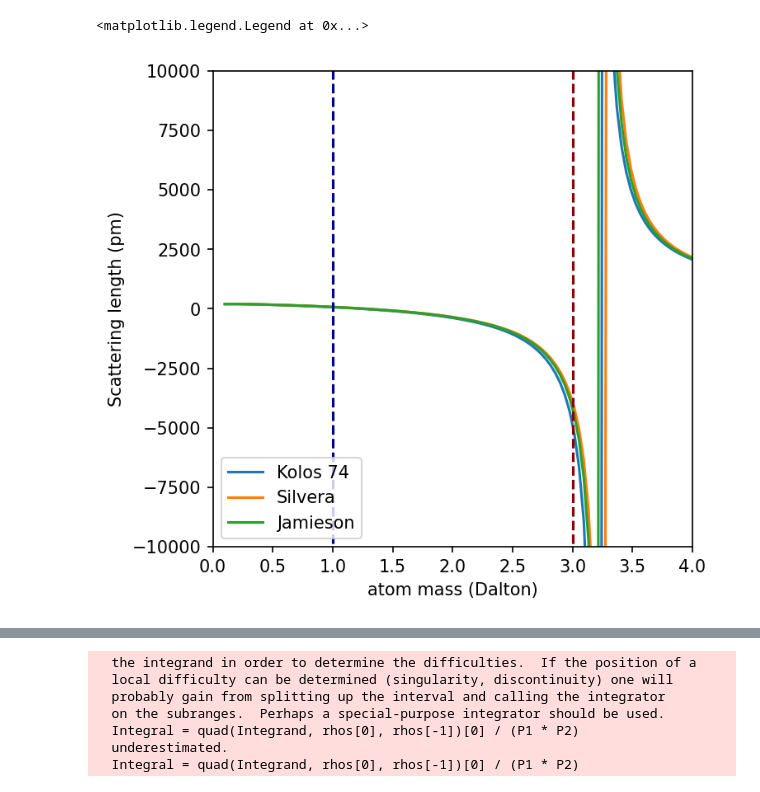
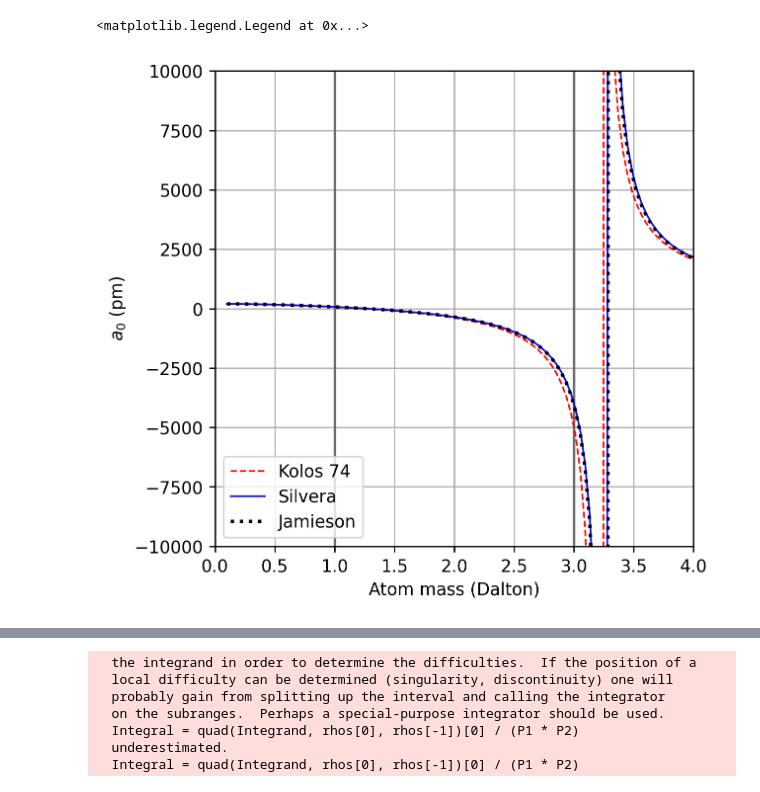
Before and after one commit to UTA-NURES/AtomicHScattering, a Jupyter notebook: examples/Potentials Comparison.ipynb, the cells around one changed output, grey strips where cells are left out. Drawn from its saved outputs; the diff is of its cells as text; code cells hidden in the pictures.

```diff
--- a/examples/Potentials Comparison.ipynb
+++ b/examples/Potentials Comparison.ipynb
@@ -19,21 +19,37 @@ pin      = 1e-4
 intlimit = 100 * constants.BohrInAng/constants.hcInEVAngstrom
 rhos = np.linspace(r0, intlimit, 100)
 # %%
+colors=['red','blue','black']
+LineStyles=['--','-',':']
+linewidths=[1,1,2]
 ms=np.linspace(0.1,4,100)
-plt.figure(figsize=(5,5),dpi=150)
-for trip in potentials.Triplets.keys():
+plt.figure(figsize=(5,5),dpi=250)
+i=0
+plt.plot([1,1],[-100000,45000],'-',color='dimgrey')
+plt.plot([3,3],[-100000,45000],'-',color='dimgrey')
+for trip in potentials.TripletsH.keys():
     aVsM=[]
+
     for m in ms:
+        # We need to adiabatically correct each potential. Remove H correction (-1) then add (1/m) scaled one.
+        def AdCorrectedPotential(R):
+            return(potentials.ApplyCorrection(R, potentials.TripletsH[trip], potentials.TripletCorrection, (-1+1/m)))
+
+        # get the reduced mass for each mass
         mu=m*constants.DaltonInEV/2
-        aVsM.append(elastic.GetScatteringLength(rhos, pin, 0, mu, potentials.Triplets[trip], 'Radau')[-1]*constants.hcInEVAngstrom*100)
-    plt.plot(ms,aVsM,label=trip)
-plt.xlabel("atom mass (Dalton)")
-plt.ylabel("Scattering length (pm)")
-plt.plot([1,1],[-100000,45000],'--',color='DarkBlue')
-plt.plot([3,3],[-100000,45000],'--',color='DarkRed')
+
+        #Find the scattering length
+        aVsM.append(elastic.GetScatteringLength(rhos, pin, 0, mu, AdCorrectedPotential, 'Radau')[-1]*constants.hcInEVAngstrom*100)
+    plt.plot(ms,aVsM,label=trip,color=colors[i],linestyle=LineStyles[i],linewidth=linewidths[i])
+    i=i+1
+
+plt.xlabel("Atom mass (Dalton)")
+plt.ylabel(r"$a_0$ (pm)")
+
 plt.ylim(-10000,10000)
 plt.xlim(0,4)
+plt.grid(which='both')
 plt.legend(loc='lower left')
 # %% [output]
 <matplotlib.legend.Legend at 0x...>
-[figure, old version]
+[figure, new version]
```
Also changed, not shown: parts of 2 cells of this notebook, 4 other files.
